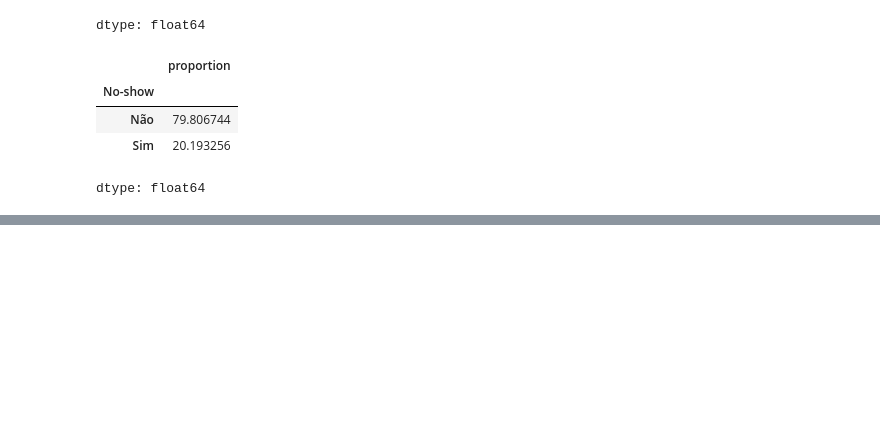
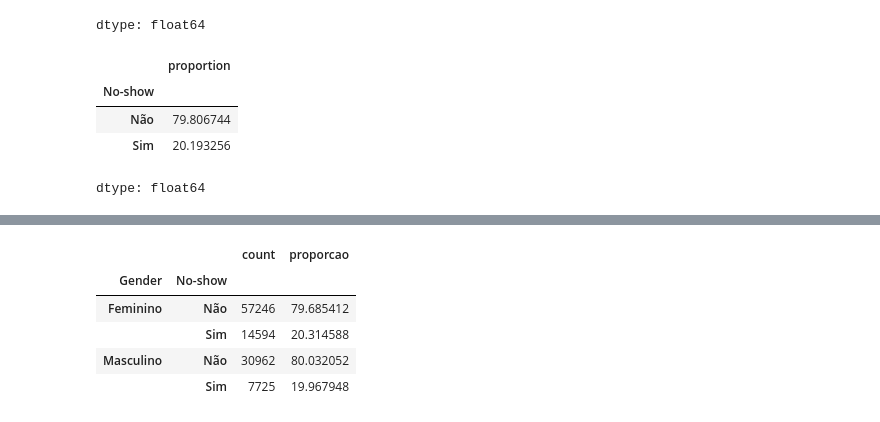
Before and after one commit to lucasmeirellesmachado/CDIA-Estatistica_II, a Jupyter notebook: Atividade_Classificação.ipynb, the cells around one changed output, grey strips where cells are left out. Cells and saved outputs as stored; diff of their text form; code cells hidden in the pictures; blank space fills up the shorter version.

```diff
--- a/Atividade_Classificação.ipynb
+++ b/Atividade_Classificação.ipynb
@@ -223,0 +216,19 @@ memory usage: 11.8+ MB
+# %%
+# Proporção de pacientes que faltaram nos atendimentos, por gênero
+
+# Contagem por grupo
+prop_gen = base.groupby(['Gender', 'No-show']).agg({
+    'Gender': 'count'
+}).rename(columns={'Gender': 'count'})
+
+# Normalizando por grupo (proporção dentro de cada grupo de 'Gender')
+prop_gen['proporcao'] = prop_gen.groupby(level=0)['count'].transform(lambda x: x / x.sum() * 100)
+# %%
+prop_gen
+# %% [output]
+|  |  | count | proporcao |
+| Gender | No-show |  |  |
+| Feminino | Não | 57246 | 79.685412 |
+|  | Sim | 14594 | 20.314588 |
+| Masculino | Não | 30962 | 80.032052 |
+|  | Sim | 7725 | 19.967948 |
```
Also changed, not shown: parts of 38 cells of this notebook.
